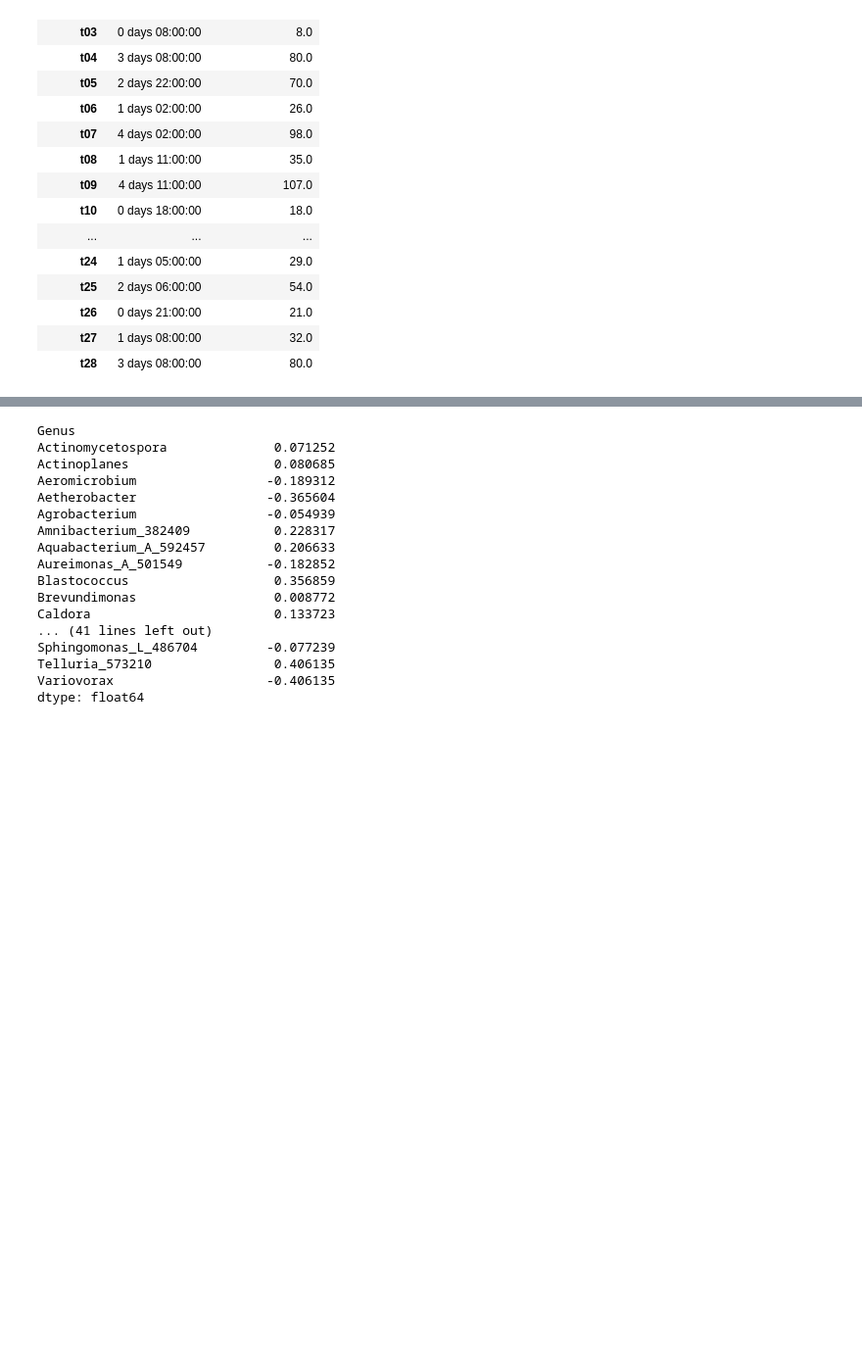
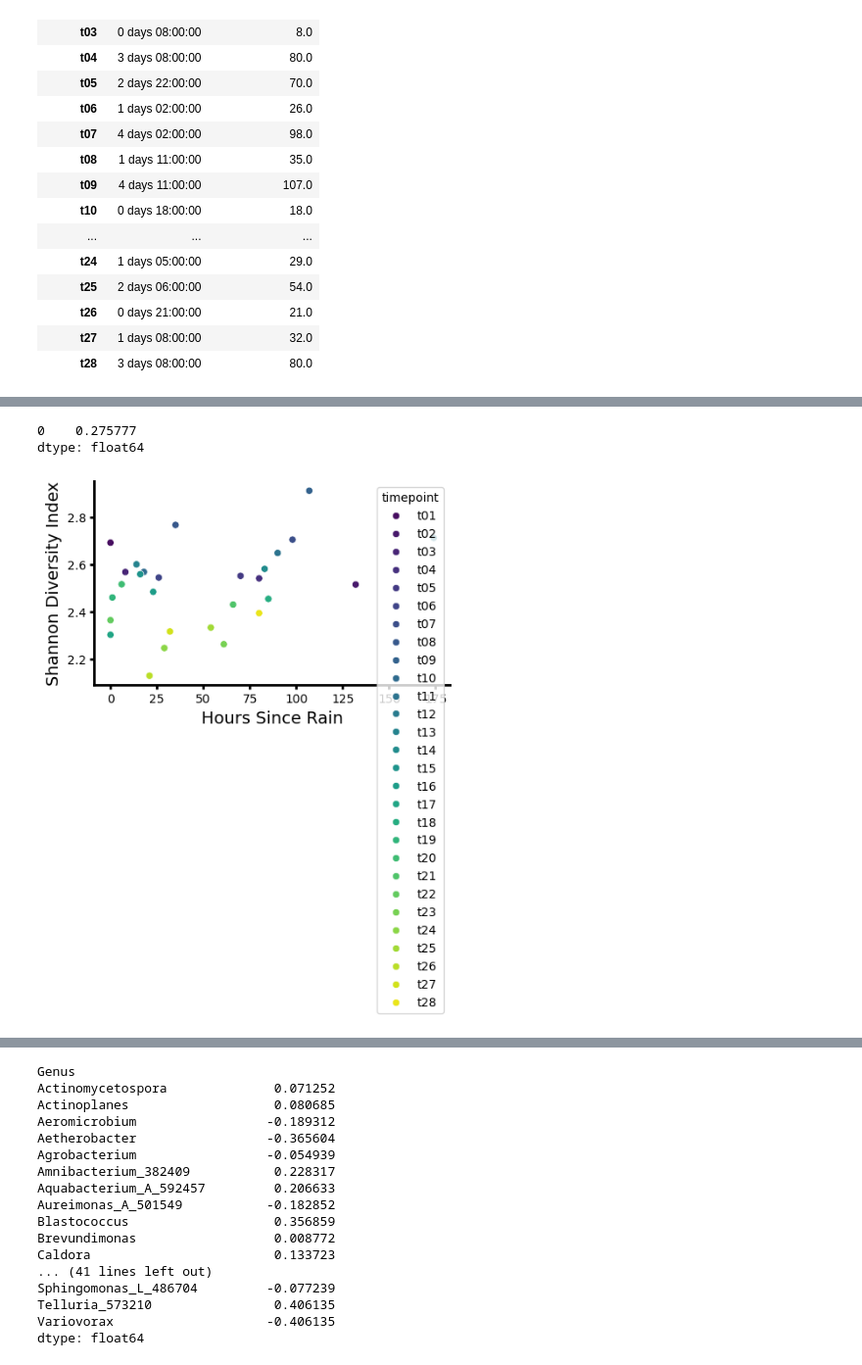
Before and after one commit to mikepassal/Outdoor_microbiome, a Jupyter notebook: Local_analysis/Analyze_transcriptome_with_temp_rain_microbiome/time_abundance_rain_correlation.ipynb, the cells around one changed output, grey strips where cells are left out. Shown at 98% size. Saved outputs shown, nothing was run; the diff lists cells and outputs as text; code cells hidden in the pictures; blank space fills up the shorter version.

```diff
--- a/Local_analysis/Analyze_transcriptome_with_temp_rain_microbiome/time_abundance_rain_correlation.ipynb
+++ b/Local_analysis/Analyze_transcriptome_with_temp_rain_microbiome/time_abundance_rain_correlation.ipynb
@@ -9,3 +11,10 @@ import meteostat
+# %%
+def calculate_shannon_diversity_from_proportions(abundance_array):
+    """Calculate Shannon diversity index from an array of proportions."""
+    # Filter out zero proportions to avoid log(0)
+    filtered_abundance = abundance_array[abundance_array > 0]
+    shannon_index = -np.sum(filtered_abundance * np.log(filtered_abundance))
+    return shannon_index
 # %%
 transcriptome = pd.read_csv('/Users/michael/Data/Luke_terrace_experiment/General_data/plate1_4_tpm_normalized.csv', index_col = 0)
 rows_to_drop_expression_data = ['A2450525897_n01_undetermined',
@@ -257,6 +266,8 @@ for genus in timepoint_cleaned_average_abundance['Genus'].unique():
     genus_df = timepoint_cleaned_average_abundance.loc[timepoint_cleaned_average_abundance['Genus'] == genus]
     if sum(genus_df['AbundR100']>0) < 10:
         timepoint_cleaned_average_abundance = timepoint_cleaned_average_abundance.loc[timepoint_cleaned_average_abundance['Genus'] != genus]
+# %%
+timepoint_all_species_abundance = timepoint_average_abundance.copy()
 # %%
 timepoint_cleaned_average_abundance
 # %% [output]
@@ -298,3 +309,6 @@ timepoint_abundance_matrix
 | t27 | 0.000000 | 0.900000 | 0.0000 | 0.612500 | 0.862500 | 0.000000 | ... |
 | t28 | 0.387500 | 0.812500 | 0.0000 | 0.737500 | 0.612500 | 0.062500 | ... |
 28 rows × 55 columns
+# %%
+all_species_abundance_matrix = pd.pivot_table(timepoint_all_species_abundance, values = 'AbundR100',index = 'timepoint', columns = 'Genus')
+all_species_abundance_matrix
@@ -472,0 +663,7 @@ rain_correlation_with_abundance = timepoint_abundance_matrix.corrwith(timepoint_
+# %%
+list_of_diversity = []
+for row in all_species_abundance_matrix.index:
+    bacteria = (all_species_abundance_matrix.loc[row])/100
+    shannon_diversity = calculate_shannon_diversity_from_proportions(bacteria)
+    list_of_diversity.append(shannon_diversity)
+diversity_series = pd.Series(list_of_diversity, index = all_species_abundance_matrix.index)
@@ -472,0 +690,5 @@ rain_correlation_with_abundance = timepoint_abundance_matrix.corrwith(timepoint_
+# %%
+pd.DataFrame(diversity_series).corrwith(timepoint_time_since_rain['Hours Since Rain'],method='spearman')
+# %% [output]
+0    0.275777
+dtype: float64
@@ -472,0 +697,30 @@ rain_correlation_with_abundance = timepoint_abundance_matrix.corrwith(timepoint_
+# %%
+fig, ax = plt.subplots(figsize=(5, 5))
+fig.patch.set_facecolor("white")
+ax = sns.scatterplot(x = timepoint_time_since_rain['Hours Since Rain'], y = diversity_series, hue = diversity_series.index, palette= 'viridis')
+plt.xlabel('Hours Since Rain', fontsize=14)
+plt.ylabel('Shannon Diversity Index', fontsize=14)
+sns.despine()
+# ax.grid(False)
+# plt.axhline(1, color = 'red', linestyle = 'dashed')
+ax.spines["bottom"].set_color("black")
+ax.spines["bottom"].set_linewidth(2)
+ax.spines["left"].set_color("black")
+ax.spines["left"].set_linewidth(2)
+ax.tick_params(axis="both", width=2)
+# plt.xlim((0,3))
+# plt.ylim((0, 3))
+# handles, labels  =  ax.get_legend_handles_labels()
+#ax.legend(loc="upper right")
+# plt.title("Current Threshold is 31", fontsize = 20)
+plt.xticks(fontsize=10, ) #rotation=90
+plt.yticks(fontsize=10)
+#plt.ylim(-.02,1)
+plt.tight_layout()
+# ax.plot([0,1],[0,1], transform=ax.transAxes, linestyle = 'dashed', color = 'k', linewidth = 1.5)
+# for line in range(0,full_meta_data.shape[0]):
+#      ax.text(pca[:,0][line]+0.01, pca[:,1][line],
+#      full_meta_data['plate.pos'][line], horizontalalignment='left',
+#      size='medium', color='black', weight='semibold')
+# %% [output]
+[figure, added]
```
Also changed, not shown: parts of 29 cells of this notebook, 4 other files.
